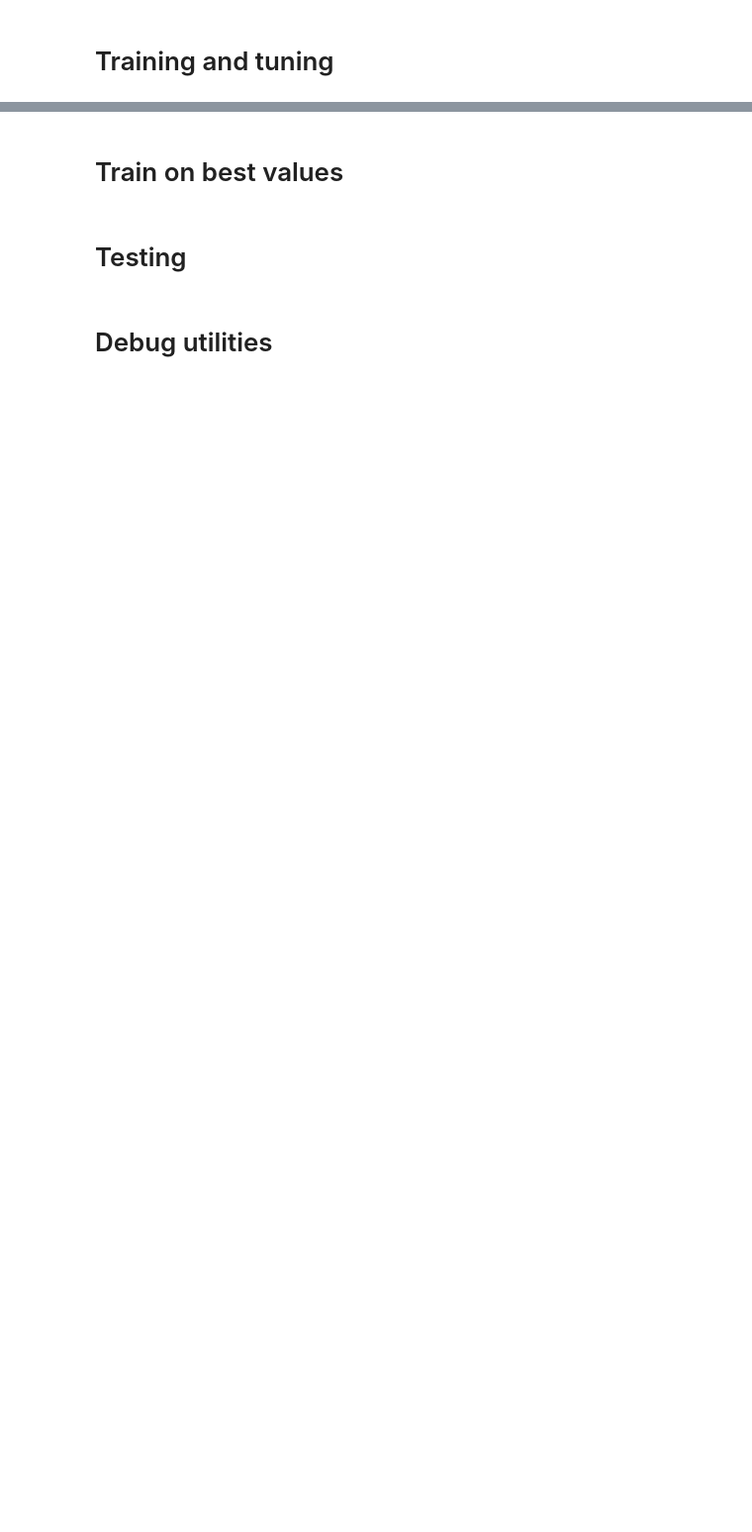
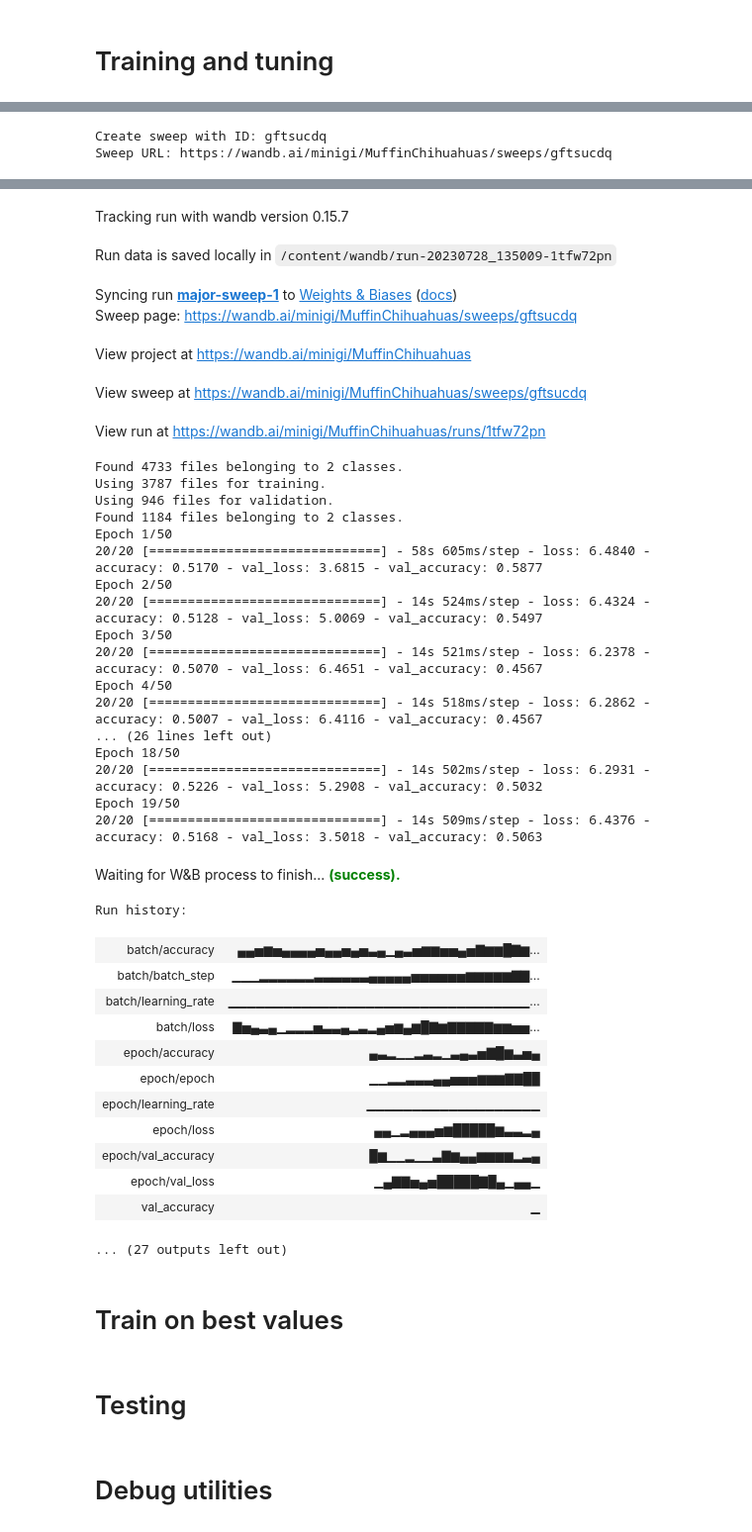
Before and after one commit to mirtorande/muffin-vs-chihuahua, a Jupyter notebook: MuffinsChihuahuas.ipynb, the cells around one changed output, grey strips where cells are left out. Shown at 99% size. Drawn from its saved outputs; the diff is of its cells as text; code cells hidden in the pictures; blank space fills up the shorter version.

```diff
--- a/MuffinsChihuahuas.ipynb
+++ b/MuffinsChihuahuas.ipynb
@@ -169,9 +227,8 @@ def greyscale(x):
 
 def make_nn(config, input_shape, num_classes):
   inputs = keras.Input(shape=input_shape)
-
-  x = layers.Lambda(greyscale)(inputs)
-  x = layers.Rescaling(1.0 / 255)(x)
+  augmented = data_augmentation(inputs)
+  x = layers.Lambda(greyscale)(augmented)
   x = layers.Flatten(input_shape=input_shape)(x)
   x = layers.Dense(config['image_size'], activation='relu')(x)
   x = layers.Dense(config['image_size'], activation='relu')(x)
@@ -191,16 +250,16 @@ def make_nn(config, input_shape, num_classes):
 # %%
 def make_cnn(config, input_shape, num_classes):
   inputs = keras.Input(shape=input_shape)
+  augmented = data_augmentation(inputs)
 
   # Entry block
-  x = layers.Rescaling(1.0 / 255)(inputs)
-  x = layers.Conv2D(64, 3, strides=2, padding="same")(x)
+  x = layers.Conv2D(64, 3, strides=2, padding="same")(augmented)
   x = layers.BatchNormalization()(x)
   x = layers.Activation("relu")(x)
 
   previous_block_activation = x  # Set aside residual
 
-  for size in [128]:
+  for size in [128, 256, 512]:
       x = layers.Activation("relu")(x)
       x = layers.SeparableConv2D(size, 3, padding="same")(x)
       x = layers.BatchNormalization()(x)
@@ -240,6 +418,8 @@ def make_model(config, input_shape, num_classes):
     return make_nn(config, input_shape, num_classes)
   if config['architecture'] == 'cnn':
     return make_cnn(config, input_shape, num_classes)
+  if config['architecture'] == 'vtnn':
+    return make_vtnn(config, input_shape, num_classes)
   raise ValueError('Invalid architecture defined in configs')
 # %% [markdown]
 # Training and tuning
@@ -250,8 +430,10 @@ def train_model(config, using_wandb=True):
   train, val, _ = load_datasets(config)
   #print_class_counts(train)
   #show_sample_figures(train)
-  train = augment_dataset(train, show_preview=False)
   train, val = prefetch_datasets(train, val)
+
+  train_x, train_y = dataset_split_xy(train)
+  data_augmentation.layers[0].adapt(train_x)
 
   model = make_model(config, input_shape=(config['image_size'], config['image_size']) + (3,), num_classes=2)
   keras.utils.plot_model(model, show_shapes=True)
@@ -259,7 +441,7 @@ def train_model(config, using_wandb=True):
   epochs = config['epochs']
 
   model.compile(
-    optimizer=keras.optimizers.Adam(config['init_learning_rate']),
+    optimizer=keras.optimizers.AdamW(learning_rate=config['init_learning_rate'], weight_decay=config['weight_decay']),
     loss=config['loss_fn'],
     metrics=["accuracy"],
   )
@@ -373,6 +549,9 @@ sweep_configuration = {
         'dropout': {
           'values': [0.2, 0.3, 0.4, 0.5, 0.7]
         },
+        'weight_decay': {
+            'distribution': 'log_uniform_values', 'max': 1e-2, 'min': 1e-5
+        }
     }
 }
 sweep_configuration['parameters'].update({attribute:{'value':value} for attribute, value in configs.items()})
@@ -383,4 +562,7 @@ sweep_id = wandb.sweep(
     project='MuffinChihuahuas'
 )
 
-wandb.agent(sweep_id, function=main, count=1)
+wandb.agent(sweep_id, function=main, count=25)
+# %% [output]
+Create sweep with ID: gftsucdq
+Sweep URL: https://wandb.ai/minigi/MuffinChihuahuas/sweeps/gftsucdq
@@ -387,3 +583,41 @@ wandb.agent(sweep_id, function=main, count=1)
+Tracking run with wandb version 0.15.7
+Run data is saved locally in /content/wandb/run-20230728_135009-1tfw72pn
+Syncing run major-sweep-1 to Weights & Biases (docs)
+Sweep page: https://wandb.ai/minigi/MuffinChihuahuas/sweeps/gftsucdq
+View project at https://wandb.ai/minigi/MuffinChihuahuas
+View sweep at https://wandb.ai/minigi/MuffinChihuahuas/sweeps/gftsucdq
+View run at https://wandb.ai/minigi/MuffinChihuahuas/runs/1tfw72pn
+Found 4733 files belonging to 2 classes.
+Using 3787 files for training.
+Using 946 files for validation.
+Found 1184 files belonging to 2 classes.
+Epoch 1/50
+20/20 [==============================] - 58s 605ms/step - loss: 6.4840 - accuracy: 0.5170 - val_loss: 3.6815 - val_accuracy: 0.5877
+Epoch 2/50
+20/20 [==============================] - 14s 524ms/step - loss: 6.4324 - accuracy: 0.5128 - val_loss: 5.0069 - val_accuracy: 0.5497
+Epoch 3/50
+20/20 [==============================] - 14s 521ms/step - loss: 6.2378 - accuracy: 0.5070 - val_loss: 6.4651 - val_accuracy: 0.4567
+Epoch 4/50
+20/20 [==============================] - 14s 518ms/step - loss: 6.2862 - accuracy: 0.5007 - val_loss: 6.4116 - val_accuracy: 0.4567
+... (26 lines left out)
+Epoch 18/50
+20/20 [==============================] - 14s 502ms/step - loss: 6.2931 - accuracy: 0.5226 - val_loss: 5.2908 - val_accuracy: 0.5032
+Epoch 19/50
+20/20 [==============================] - 14s 509ms/step - loss: 6.4376 - accuracy: 0.5168 - val_loss: 3.5018 - val_accuracy: 0.5063
+Waiting for W&B process to finish... (success).
+Run history:
+| batch/accuracy | ▄▄▅▆▅▄▄▄▄▅▄▄▅▄▅▃▄▁▄▃▅▆▆▅▅▄▅▇▆▆█▇▆... |
+| batch/batch_step | ▁▁▁▂▂▂▂▂▂▃▃▃▃▃▃▄▄▄▄▄▅▅▅▅▅▅▆▆▆▆▆▇▇... |
+| batch/learning_rate | ▁▁▁▁▁▁▁▁▁▁▁▁▁▁▁▁▁▁▁▁▁▁▁▁▁▁▁▁▁▁▁▁▁... |
+| batch/loss | ▇▅▄▃▄▁▂▂▂▅▃▃▄▂▃▂▄▅▆▄▆█▇▆▇▇▇▇▇▆▆▅▅... |
+| epoch/accuracy | ▄▃▂▁▁▂▃▂▁▃▄▃▅▇█▆▃▅▄ |
+| epoch/epoch | ▁▁▂▂▃▃▃▄▄▅▅▅▆▆▆▇▇██ |
+| epoch/learning_rate | ▁▁▁▁▁▁▁▁▁▁▁▁▁▁▁▁▁▁▁ |
+| epoch/loss | ▄▄▁▂▄▄▄▅▆█████▆▃▃▂▄ |
+| epoch/val_accuracy | █▆▁▁▂▁▁▃▇▆▄▄▆▆▆▆▂▃▄ |
+| epoch/val_loss | ▁▄▇▇▅▄▅█████▇█▄▁▄▄▁ |
+| val_accuracy | ▁ |
+... (27 outputs left out)
 # %% [markdown]
 # Train on best values
 # %%
```
Also changed, not shown: parts of 18 cells of this notebook.
